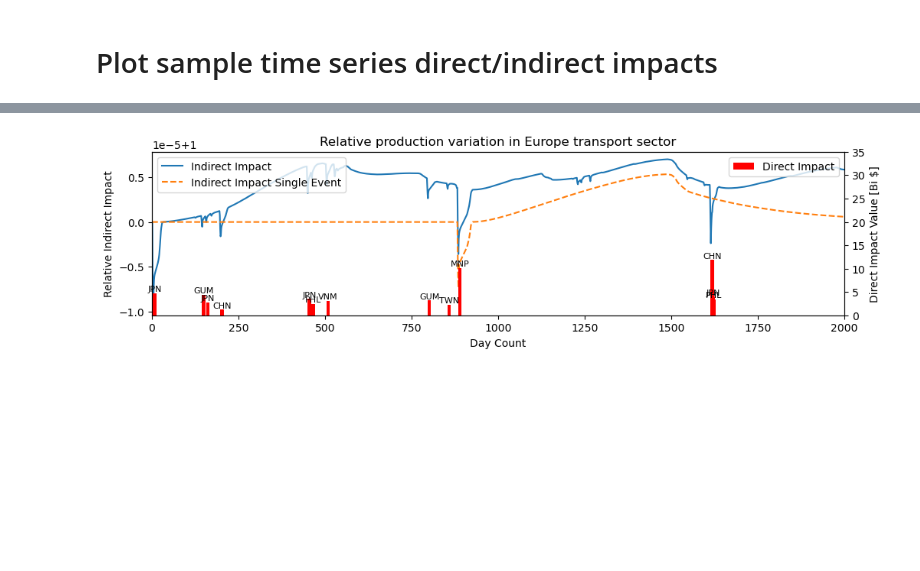
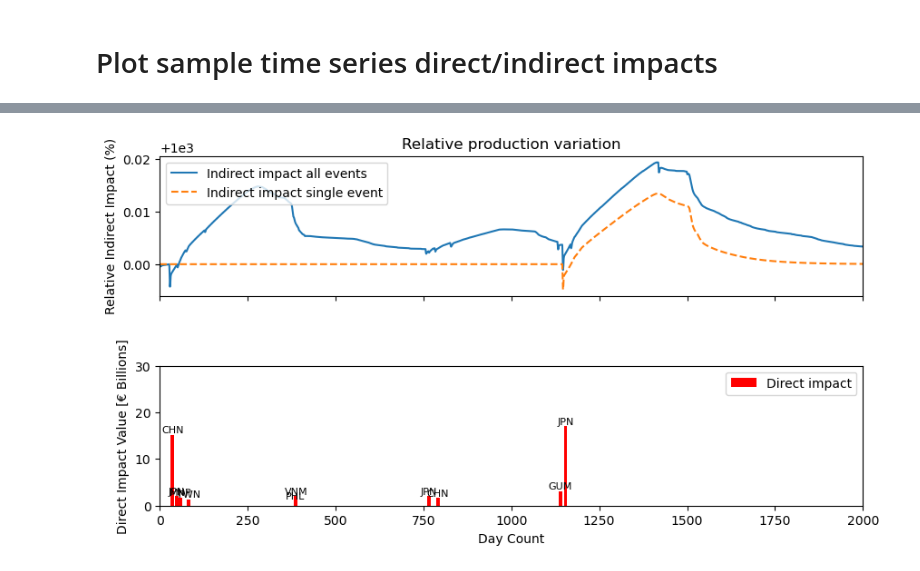
Before and after one commit to spjuhel/Boario-Climada-Compound_Events, a Jupyter notebook: Notebooks/analyse_samples.ipynb, the cells around one changed output, grey strips where cells are left out. Saved outputs shown, nothing was run; the diff lists cells and outputs as text; code cells hidden in the pictures; blank space fills up the shorter version.

Commit message:
New samples

```diff
--- a/Notebooks/analyse_samples.ipynb
+++ b/Notebooks/analyse_samples.ipynb
@@ -91,2 +112,15 @@ def aggregate_results(res_dict,sample_n):
+# %%
+EU_regs_wiod = ["AUT","BEL","BGR","CHE","DEU","DNK","EST","ESP","FIN","FRA","GBR","GRC","HRV","HUN","IRL","ITA","LTU","LUX","LVA","MLT","NLD","NOR","POL","PRT","ROU","SWE","SVN","SVK"]
+
+indirect_impact_from_all_ev = results["OECD21-2018"]["9-6"]["production_realised"][-99]
+
+EU_dfs = []
+for country in EU_regs_wiod:
+    try:
+        EU_dfs.append(indirect_impact_from_all_ev[country])
+    except:
+        continue
+indirect_impact_from_all_ev_eu = pd.concat(EU_dfs).groupby(level=0).sum()
+indirect_impact_from_all_ev_eu_norm = indirect_impact_from_all_ev_eu / indirect_impact_from_all_ev_eu.loc[0]
 # %% [markdown]
 # Plot sample time series direct/indirect impacts
@@ -183,53 +127,47 @@ dict_keys(['final_demand_unmet', 'production_realised'])
+# %%
+import pickle as pkl
+with open("../outputs/sample_78/direct_impact.pkl",'rb') as f:
+        direct_impact = pkl.load(f)
+direct_impact.unit = '$'
+impact_at_reg = direct_impact.impact_at_reg()
 # %%
-import matplotlib.pyplot as plt
-import pandas as pd
+# Create a figure with two subplots stacked vertically and sharing the x-axis
+fig, (ax1, ax2) = plt.subplots(nrows=2, figsize=(10, 5), sharex=True)
+fig.subplots_adjust(hspace=0.5)  # Adjust the value as needed
 
-# Create a figure and a set of subplots
-fig, ax1 = plt.subplots(figsize=(21/1.8,5/1.8))
+# Your code for setting up EU_regs_wiod and indirect_impact_from_all_ev...
 
-# Plotting the first data on ax1
-ax1.plot(indirect_impact_from_all_ev_eu_norm.index, indirect_impact_from_all_ev_eu_norm['Transport'], label='Indirect Impact')
-ax1.set_title("Relative production variation in Europe transport sector")
-ax1.set_xlabel('Day Count')
-ax1.set_ylabel('Relative Indirect Impact')
-#ax1.axhline(y=0, color='k', linestyle='--', label='Zero Line')
+# Plotting on ax1 (top subplot) and multiply values by 100
+ax1.plot(indirect_impact_from_all_ev_eu_norm.index, indirect_impact_from_all_ev_eu_norm.sum(axis=1) * 100, label='Indirect impact all events')
+ax1.set_title("Relative production variation")
+ax1.set_ylabel('Relative Indirect Impact (%)')  # Adjusted label to indicate percentage
 
-# Creating a second y-axis for the same plot
-ax2 = ax1.twinx()
+# Your code for setting up indirect_impact_worst_event...
 
-# Ensuring equal lengths and no NaN values
-valid_indices = ~pd.isna(direct_impact.date) & ~pd.isna(direct_impact.at_event) & (direct_impact.at_event>1000e6)
+# Continue plotting on ax1 (top subplot) and multiply values by 100
+ax1.plot(indirect_impact_worst_event_norm.index, indirect_impact_worst_event_norm.sum(axis=1) * 100, label='Indirect impact single event', linestyle='--')
+ax1.legend(loc='upper left')
 
-# Creating a bar plot on the second y-axis with specified bar width
-bar_width = 10# Adjust the width of the bars to your liking
-
-bars = ax2.bar(direct_impact.date[valid_indices]-100, direct_impact.at_event[valid_indices]/1e9, width=bar_width, color='r', label='Direct Impact', alpha=1)
-ax2.set_ylabel('Direct Impact Value [Bi $]')
-ax2.set_ylim(0,35)
-ax2.set_xlim(0,2000)
+# Plotting on ax2 (bottom subplot)
+valid_indices = ~pd.isna(direct_impact.date) & ~pd.isna(direct_impact.at_event) & (direct_impact.at_event>1e9)
+bar_width = 10
 
 
-# Adding legends
-
-indirect_impact_worst_event = results["OECD21-2018"]["9-6"]["production_realised"][15]
-EU_dfs =[]
-for country in EU_regs_wiod:
-    EU_dfs.append(indirect_impact_worst_event[country])
-indirect_impact_worst_event_eu = pd.concat(EU_dfs).groupby(level=0).sum()
-
-indirect_impact_worst_event_norm = indirect_impact_worst_event_eu / indirect_impact_worst_event_eu.loc[0]
-ax1.plot(indirect_impact_from_all_ev_eu_norm.index, indirect_impact_worst_event_norm['Transport'], label='Indirect Impact Single Event', linestyle='--')
-ax1.legend(loc='upper left')
+# mm removing 205 so the axis fit, but still not sure where this comes from tbh
+bars = ax2.bar(direct_impact.date[valid_indices]-205, direct_impact.at_event[valid_indices]/1e9, width=bar_width, color='r', label='Direct impact', alpha=1)
+ax2.set_ylabel('Direct Impact Value [€ Billions]')
+ax2.set_ylim(0,30)
+ax2.set_xlim(0,2000)
 ax2.legend(loc='upper right')
-
 
 for bar, label in zip(bars, impact_at_reg.idxmax(axis=1)):
     yval = bar.get_height()
     ax2.text(bar.get_x() + bar.get_width()/2, yval, label, va='bottom', ha='center', color='black', size=8)
 
+# Only set xlabel for the bottom subplot
+ax2.set_xlabel('Day Count')
 
-
-# Show the plot
-plt.savefig("production_variation_sample96_transport.pdf")
+# Show the combined plot with both subplots
+plt.savefig("temporal_series_sample_78.pdf")
 # %% [output]
-[figure, old version]
+[figure, new version]
```
Also changed, not shown: parts of 37 cells of this notebook.
